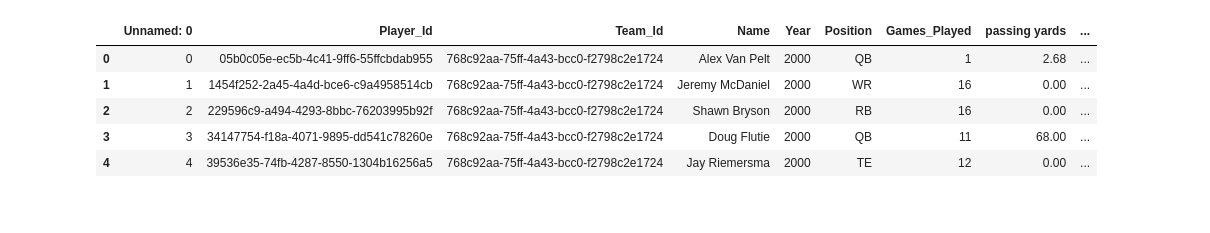
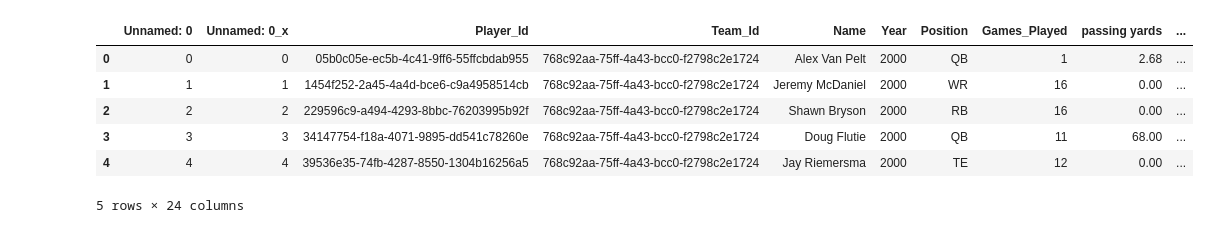
Before and after one commit to aatherton/team_project, a Jupyter notebook: MADNESS.ipynb, the cells around one changed output. Cells and saved outputs as stored; diff of their text form; code cells hidden in the pictures.

```diff
--- a/MADNESS.ipynb
+++ b/MADNESS.ipynb
@@ -4,16 +4,17 @@ import pandas
 import matplotlib.pyplot as plt
 # %%
 # this cell reserved for testing
-with open("final_with_totals.csv") as inbox:
+with open("actually_final_i_promise.csv") as inbox:
     DF = pandas.read_csv(inbox)
 DF.head()
 # %% [output]
-|  | Unnamed: 0 | Player_Id | Team_Id | Name | Year | Position | Games_Played | passing yards | ... |
-| 0 | 0 | 05b0c05e-ec5b-4c41-9ff6-55ffcbdab955 | 768c92aa-75ff-4a43-bcc0-f2798c2e1724 | Alex Van Pelt | 2000 | QB | 1 | 2.68 | ... |
-| 1 | 1 | 1454f252-2a45-4a4d-bce6-c9a4958514cb | 768c92aa-75ff-4a43-bcc0-f2798c2e1724 | Jeremy McDaniel | 2000 | WR | 16 | 0.00 | ... |
-| 2 | 2 | 229596c9-a494-4293-8bbc-76203995b92f | 768c92aa-75ff-4a43-bcc0-f2798c2e1724 | Shawn Bryson | 2000 | RB | 16 | 0.00 | ... |
-| 3 | 3 | 34147754-f18a-4071-9895-dd541c78260e | 768c92aa-75ff-4a43-bcc0-f2798c2e1724 | Doug Flutie | 2000 | QB | 11 | 68.00 | ... |
-| 4 | 4 | 39536e35-74fb-4287-8550-1304b16256a5 | 768c92aa-75ff-4a43-bcc0-f2798c2e1724 | Jay Riemersma | 2000 | TE | 12 | 0.00 | ... |
+|  | Unnamed: 0 | Unnamed: 0_x | Player_Id | Team_Id | Name | Year | Position | Games_Played | passing yards | ... |
+| 0 | 0 | 0 | 05b0c05e-ec5b-4c41-9ff6-55ffcbdab955 | 768c92aa-75ff-4a43-bcc0-f2798c2e1724 | Alex Van Pelt | 2000 | QB | 1 | 2.68 | ... |
+| 1 | 1 | 1 | 1454f252-2a45-4a4d-bce6-c9a4958514cb | 768c92aa-75ff-4a43-bcc0-f2798c2e1724 | Jeremy McDaniel | 2000 | WR | 16 | 0.00 | ... |
+| 2 | 2 | 2 | 229596c9-a494-4293-8bbc-76203995b92f | 768c92aa-75ff-4a43-bcc0-f2798c2e1724 | Shawn Bryson | 2000 | RB | 16 | 0.00 | ... |
+| 3 | 3 | 3 | 34147754-f18a-4071-9895-dd541c78260e | 768c92aa-75ff-4a43-bcc0-f2798c2e1724 | Doug Flutie | 2000 | QB | 11 | 68.00 | ... |
+| 4 | 4 | 4 | 39536e35-74fb-4287-8550-1304b16256a5 | 768c92aa-75ff-4a43-bcc0-f2798c2e1724 | Jay Riemersma | 2000 | TE | 12 | 0.00 | ... |
+5 rows × 24 columns
 # %%
 def setup(df, x, y, function):
     """Takes a dataframe, two column names from it and a lambda function to be applied to a loc of the dataframe to return an int. returns a dataframe set up per spec"""
```
Also changed, not shown: parts of 7 cells of this notebook, 3 other files.
